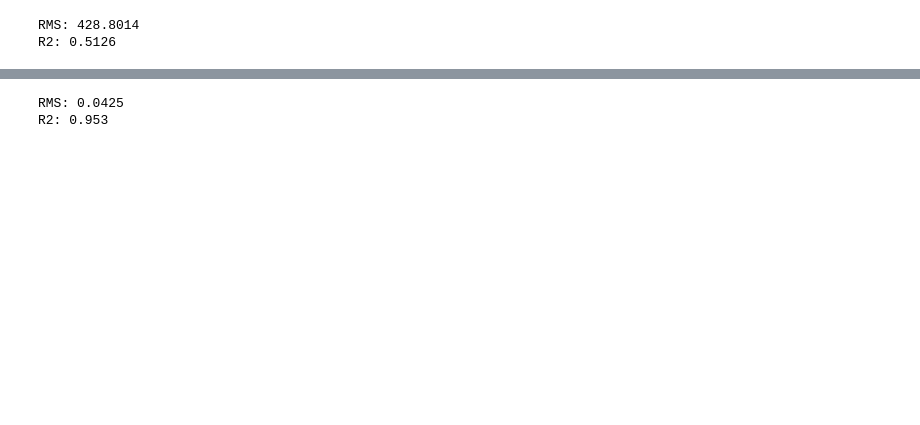
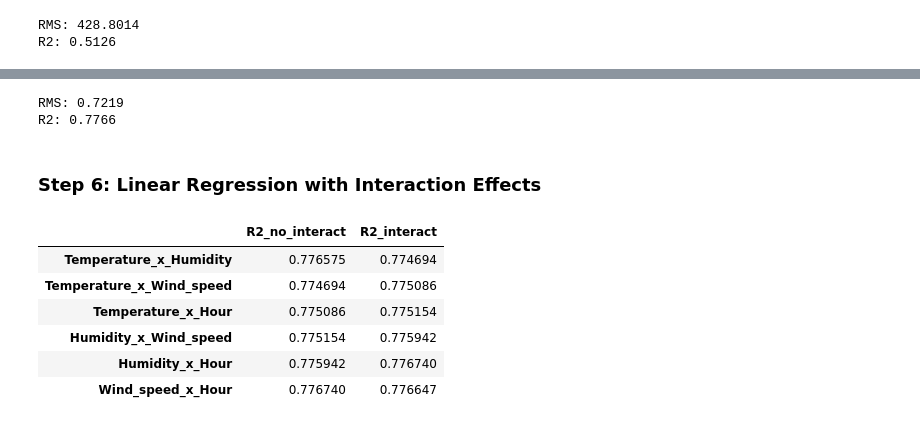
Before and after one commit to airidas23/Course_Project, a Jupyter notebook: linear_regression1.ipynb, the cells around one changed output, grey strips where cells are left out. Drawn from its saved outputs; the diff is of its cells as text; code cells hidden in the pictures; blank space fills up the shorter version.

```diff
--- a/linear_regression1.ipynb
+++ b/linear_regression1.ipynb
@@ -312,12 +333,15 @@ fig.show()
 # %% [output]
 [interactive output not drawn]
 # %%
-# Print the root mean square error (RMS)
-error = np.sqrt(np.mean((np.array(y_test) - np.array(y_pred)) ** 2))
+# Print the Root mean square error (RMS)
+error = np.sqrt(np.mean((np.array(y_test_transformed) - np.array(y_pred_transformed)) ** 2))
 print(f"RMS: {error:.4f} ")
 
-r2=r2_score(y_test, y_pred)
+# Print the R2 measure of fit
+r2=r2_score(y_test_transformed, y_pred_transformed)
 print(f"R2: {round(r2,4)}")
 # %% [output]
-RMS: 0.0425
-R2: 0.953
+RMS: 0.7219
+R2: 0.7766
+# %% [markdown]
+### Step 6: Linear Regression with Interaction Effects
@@ -323,0 +356,41 @@ R2: 0.953
+# %%
+# Dictionary to store results
+interaction_results = {}
+# Training models with and without interaction terms
+for i in range(len(features_for_interaction)):#  Creating interaction term for each feature
+    for j in range(i+1, len(features_for_interaction)):# Creating interaction term
+        feature1 = features_for_interaction[i]
+        feature2 = features_for_interaction[j]
+
+        # Creating interaction term
+        interaction_term = f"{feature1}_x_{feature2}"
+        X_train[interaction_term] = X_train[feature1] * X_train[feature2]
+        X_test[interaction_term] = X_test[feature1] * X_test[feature2]
+
+        # Model without interaction term
+        X_train_no_interact = X_train.drop(columns=[interaction_term])
+        lr_model_no_interact = LinearRegression()
+        lr_model_no_interact.fit(X_train_no_interact, y_train_transformed)
+        y_pred_no_interact = lr_model_no_interact.predict(X_test.drop(columns=[interaction_term]))
+        r2_no_interact = r2_score(y_test_transformed, y_pred_no_interact)
+
+        # Model with interaction term
+        lr_model_interact = LinearRegression()
+        lr_model_interact.fit(X_train, y_train_transformed)
+        y_pred_interact = lr_model_interact.predict(X_test)
+        r2_interact = r2_score(y_test_transformed, y_pred_interact)
+
+        # Storing results
+        interaction_results[interaction_term] = {'R2_no_interact': r2_no_interact, 'R2_interact': r2_interact}
+
+# Displaying the results in a table format
+interaction_results_df = pd.DataFrame(interaction_results).T
+interaction_results_df
+# %% [output]
+|  | R2_no_interact | R2_interact |
+| Temperature_x_Humidity | 0.776575 | 0.774694 |
+| Temperature_x_Wind_speed | 0.774694 | 0.775086 |
+| Temperature_x_Hour | 0.775086 | 0.775154 |
+| Humidity_x_Wind_speed | 0.775154 | 0.775942 |
+| Humidity_x_Hour | 0.775942 | 0.776740 |
+| Wind_speed_x_Hour | 0.776740 | 0.776647 |
```
Also changed, not shown: parts of 44 cells of this notebook.
